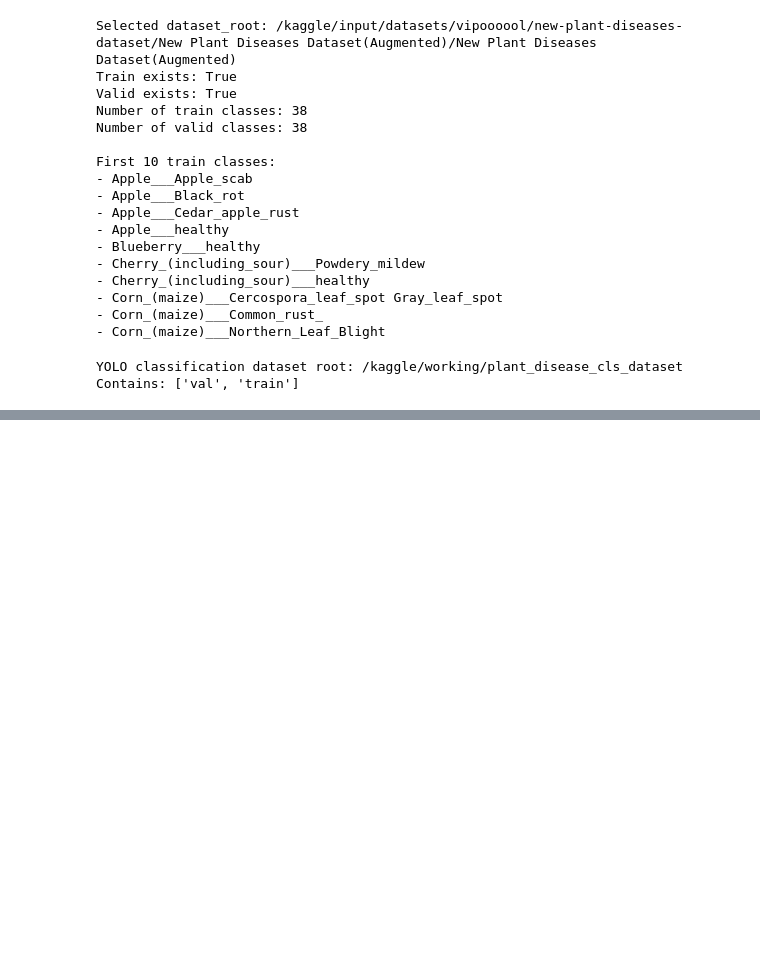
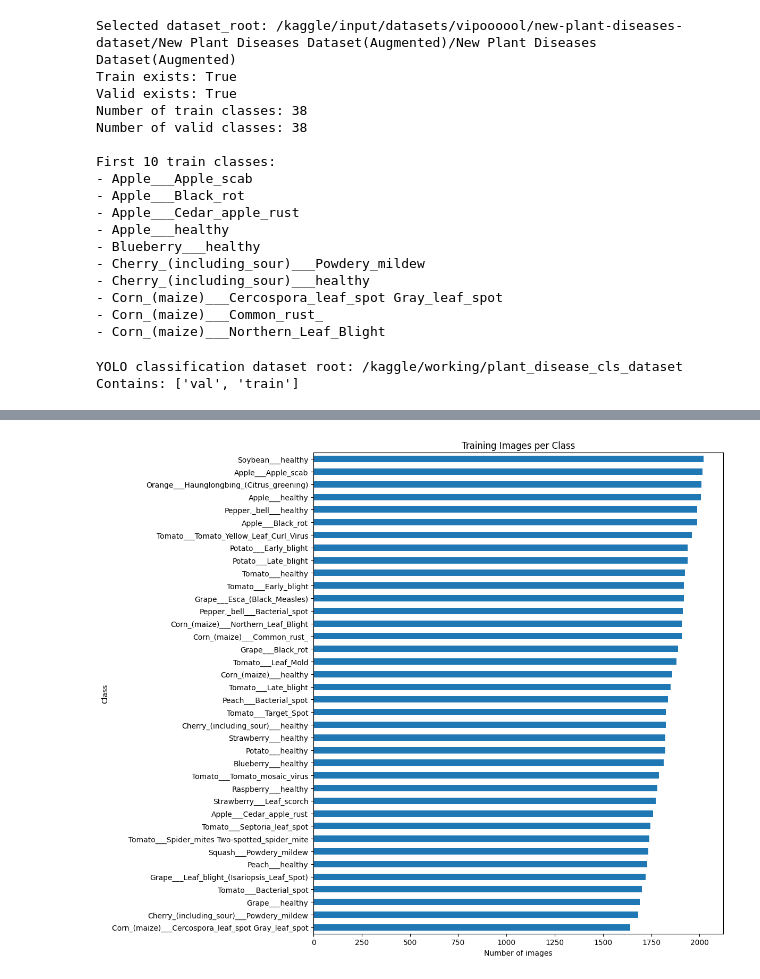
Before and after one commit to rafiabdullah-spec/Tomato-Leaf-Disease-Detection-Using-YOLO11, a Jupyter notebook: Tomato Leaf Disease Detection Using YOLO11.ipynb, the cells around one changed output, grey strips where cells are left out. Cells and saved outputs as stored; diff of their text form; code cells hidden in the pictures; blank space fills up the shorter version.

Commit message:
Loaded Dataset

```diff
--- a/Tomato Leaf Disease Detection Using YOLO11.ipynb
+++ b/Tomato Leaf Disease Detection Using YOLO11.ipynb
@@ -178,3 +178,18 @@ print('Contains:', [p.name for p in WORK_DATASET.iterdir()])
 # %% [output]
 YOLO classification dataset root: /kaggle/working/plant_disease_cls_dataset
 Contains: ['val', 'train']
+# %%
+def count_images_by_class(split_dir):
+    rows = []
+    for class_dir in sorted(Path(split_dir).iterdir()):
+        if class_dir.is_dir():
+            n = sum(1 for p in class_dir.rglob('*') if p.suffix.lower() in IMAGE_EXTS)
+            rows.append({'class': class_dir.name, 'images': n})
+    return pd.DataFrame(rows)
+
+train_counts = count_images_by_class(WORK_DATASET / 'train')
+val_counts = count_images_by_class(WORK_DATASET / 'val')
+
+print('Number of classes:', len(train_counts))
+display(train_counts.head())
+display(train_counts.describe())
@@ -180,0 +213,10 @@ Contains: ['val', 'train']
+# %%
+plt.figure(figsize=(12, 10))
+train_counts.sort_values('images').plot(kind='barh', x='class', y='images', legend=False, ax=plt.gca())
+plt.title('Training Images per Class')
+plt.xlabel('Number of images')
+plt.ylabel('Class')
+plt.tight_layout()
+plt.show()
+# %% [output]
+[figure, added]
```
Also changed, not shown: parts of 4 cells of this notebook.
